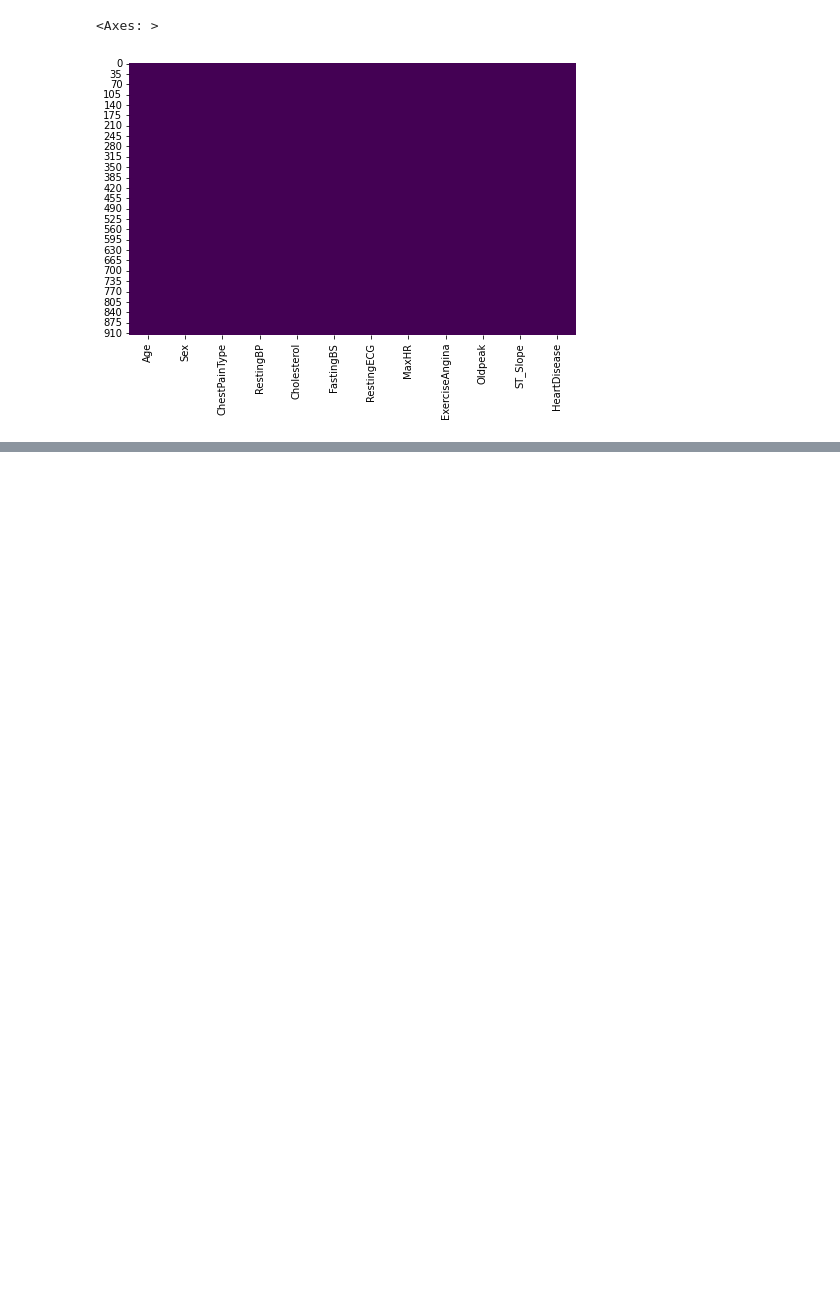
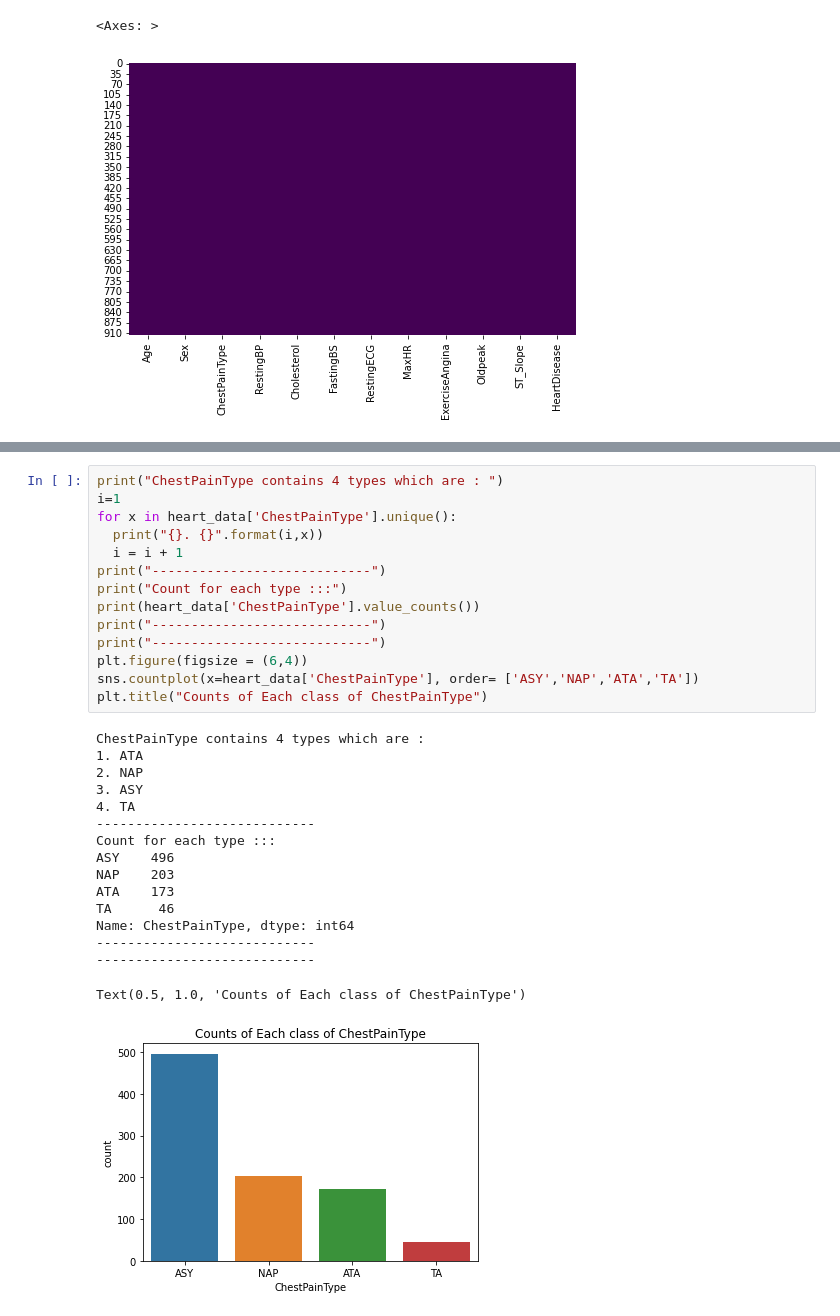
Before and after one commit to lovepreetmultani/python, a Jupyter notebook: Heart.ipynb, the cells around one changed output, grey strips where cells are left out. Saved outputs shown, nothing was run; the diff lists cells and outputs as text; blank space fills up the shorter version.

```diff
--- a/Heart.ipynb
+++ b/Heart.ipynb
@@ -51,0 +86,31 @@ sns.heatmap(heart_data.isnull(),cbar=False,cmap='viridis')
+# %%
+print("ChestPainType contains 4 types which are : ")
+i=1
+for x in heart_data['ChestPainType'].unique():
+  print("{}. {}".format(i,x))
+  i = i + 1
+print("----------------------------")
+print("Count for each type :::")
+print(heart_data['ChestPainType'].value_counts())
+print("----------------------------")
+print("----------------------------")
+plt.figure(figsize = (6,4))
+sns.countplot(x=heart_data['ChestPainType'], order= ['ASY','NAP','ATA','TA'])
+plt.title("Counts of Each class of ChestPainType")
+# %% [output]
+ChestPainType contains 4 types which are :
+1. ATA
+2. NAP
+3. ASY
+4. TA
+----------------------------
+Count for each type :::
+ASY    496
+NAP    203
+ATA    173
+TA      46
+Name: ChestPainType, dtype: int64
+----------------------------
+----------------------------
+Text(0.5, 1.0, 'Counts of Each class of ChestPainType')
+[figure, added]
```
Also changed, not shown: parts of 38 cells of this notebook.
